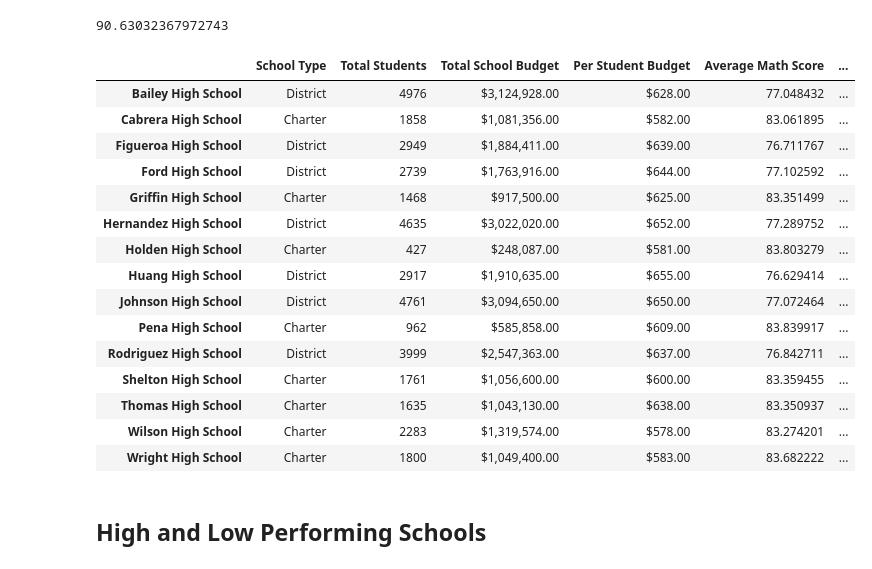
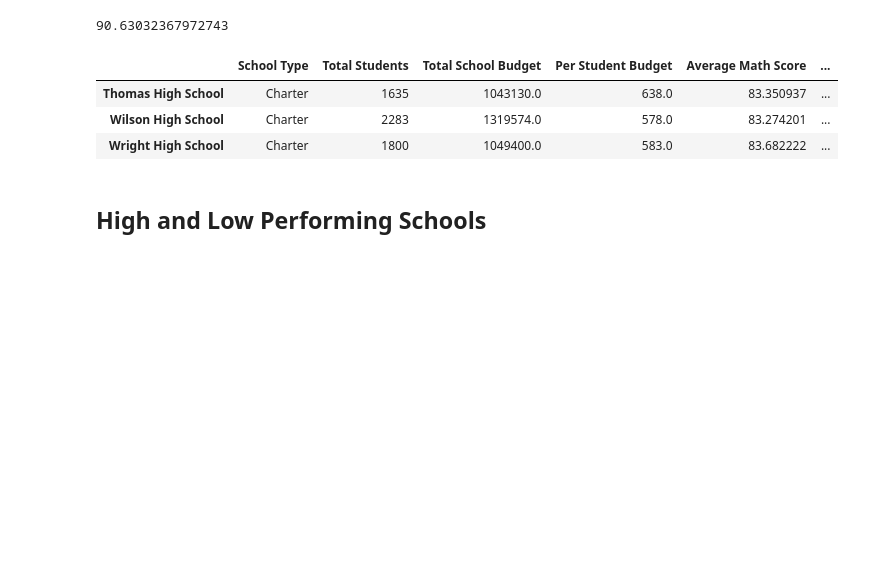
Before and after one commit to 11nithin/School_District_Analysis., a Jupyter notebook: PyCitySchools_Challenge.ipynb, the cells around one changed output. Drawn from its saved outputs; the diff is of its cells as text; code cells hidden in the pictures; blank space fills up the shorter version.

```diff
--- a/PyCitySchools_Challenge.ipynb
+++ b/PyCitySchools_Challenge.ipynb
@@ -40,7 +40,7 @@ import numpy as np
 student_data_df.loc[(student_data_df["school_name"] == "Thomas High School") & (student_data_df["grade"]== "9th"),["reading_score"]] = np.nan
 # %%
 #  Step 3. Refactor the code in Step 2 to replace the math scores with NaN.
-student_data_df.loc[(student_data_df["school_name"] == "Thomas High School") & (student_data_df["grade"]== "9th"),["math_score"],] = np.nan
+student_data_df.loc[(student_data_df["school_name"] == "Thomas High School") & (student_data_df["grade"]== "9th"),["math_score"]] = np.nan
 # %%
 #  Step 4. Check the student data for NaN's.
 student_data_df
@@ -243,9 +243,9 @@ per_school_summary_df.tail(3)
 | Wright High School | Charter | 1800 | $1,049,400.00 | $583.00 | 83.682222 | ... |
 # %%
 # Step 5.  Get the number of 10th-12th graders from Thomas High School (THS).
-THS_twelfth_Count =student_data_df[(student_data_df["school_name"] == "Thomas High School") &(student_data_df["grade"]!= "9th")]
-THS_twelfth_Count =THS_twelfth_Count["Student ID"].count()
-THS_twelfth_Count
+ten_twelfth_Count =student_data_df[(student_data_df["school_name"] == "Thomas High School") &(student_data_df["grade"]!= "9th")]
+ten_twelfth_Count =ten_twelfth_Count["Student ID"].count()
+ten_twelfth_Count
 # %% [output]
 1174
 # %%
@@ -285,7 +306,7 @@ ths_passing_math_reading.head()
 # Step 9. Calculate the percentage of 10th-12th grade students passing math from Thomas High School.
 ths_passing_math_count = ths_passing_math["student_name"].count()
 ths_passing_math_count
-ths_passing_math_percentage = ths_passing_math_count / float(THS_twelfth_Count ) * 100
+ths_passing_math_percentage = ths_passing_math_count / float(ten_twelfth_Count ) * 100
 ths_passing_math_percentage
 # %% [output]
 93.18568994889267
@@ -293,7 +314,7 @@ ths_passing_math_percentage
 # Step 10. Calculate the percentage of 10th-12th grade students passing reading from Thomas High School.
 ths_passing_reading_count = ths_passing_reading["student_name"].count()
 ths_passing_reading_count
-ths_passing_reading_percentage = ths_passing_reading_count / float(THS_twelfth_Count ) * 100
+ths_passing_reading_percentage = ths_passing_reading_count / float(ten_twelfth_Count ) * 100
 ths_passing_reading_percentage
 # %% [output]
 97.01873935264055
@@ -315,24 +336,12 @@ per_school_summary_df.loc["Thomas High School","% Passing Reading"] = ths_passin
 # Step 14. Replace the overall passing percentage for Thomas High School in the per_school_summary_df.
 per_school_summary_df.loc["Thomas High School","% Overall Passing"] = ths_overall_ths_passing_math_reading_percentage
 # %%
-per_school_summary_df
+per_school_summary_df.tail(3)
 # %% [output]
 |  | School Type | Total Students | Total School Budget | Per Student Budget | Average Math Score | ... |
-| Bailey High School | District | 4976 | $3,124,928.00 | $628.00 | 77.048432 | ... |
-| Cabrera High School | Charter | 1858 | $1,081,356.00 | $582.00 | 83.061895 | ... |
-| Figueroa High School | District | 2949 | $1,884,411.00 | $639.00 | 76.711767 | ... |
-| Ford High School | District | 2739 | $1,763,916.00 | $644.00 | 77.102592 | ... |
-| Griffin High School | Charter | 1468 | $917,500.00 | $625.00 | 83.351499 | ... |
-| Hernandez High School | District | 4635 | $3,022,020.00 | $652.00 | 77.289752 | ... |
-| Holden High School | Charter | 427 | $248,087.00 | $581.00 | 83.803279 | ... |
-| Huang High School | District | 2917 | $1,910,635.00 | $655.00 | 76.629414 | ... |
-| Johnson High School | District | 4761 | $3,094,650.00 | $650.00 | 77.072464 | ... |
-| Pena High School | Charter | 962 | $585,858.00 | $609.00 | 83.839917 | ... |
-| Rodriguez High School | District | 3999 | $2,547,363.00 | $637.00 | 76.842711 | ... |
-| Shelton High School | Charter | 1761 | $1,056,600.00 | $600.00 | 83.359455 | ... |
-| Thomas High School | Charter | 1635 | $1,043,130.00 | $638.00 | 83.350937 | ... |
-| Wilson High School | Charter | 2283 | $1,319,574.00 | $578.00 | 83.274201 | ... |
-| Wright High School | Charter | 1800 | $1,049,400.00 | $583.00 | 83.682222 | ... |
+| Thomas High School | Charter | 1635 | 1043130.0 | 638.0 | 83.350937 | ... |
+| Wilson High School | Charter | 2283 | 1319574.0 | 578.0 | 83.274201 | ... |
+| Wright High School | Charter | 1800 | 1049400.0 | 583.0 | 83.682222 | ... |
 # %% [markdown]
 ## High and Low Performing Schools
 # %%
```
Also changed, not shown: parts of 4 cells of this notebook, 3 other files.
